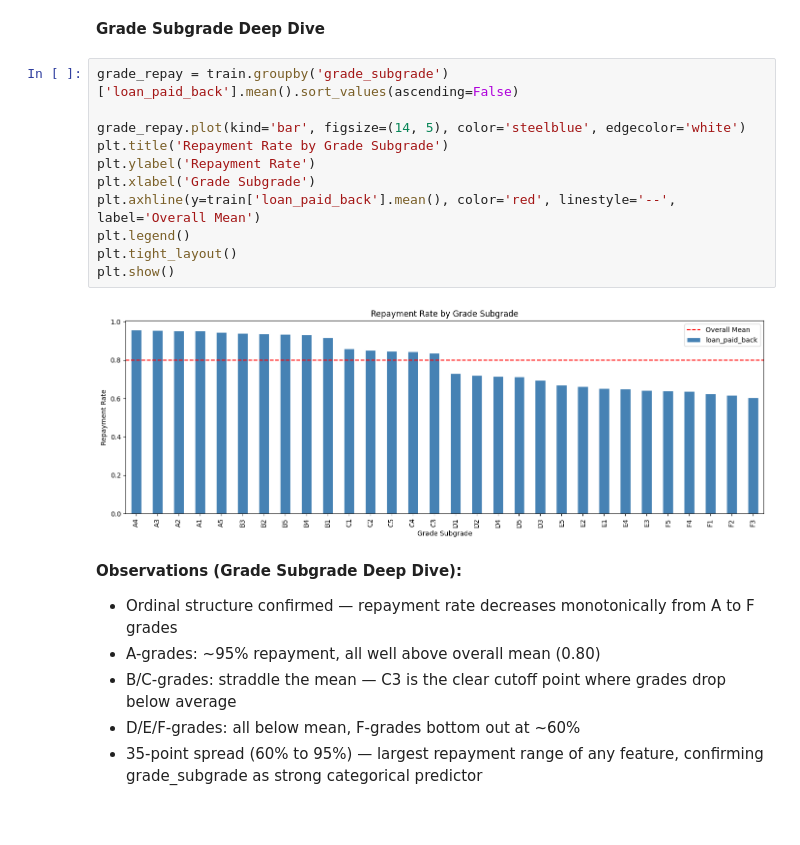
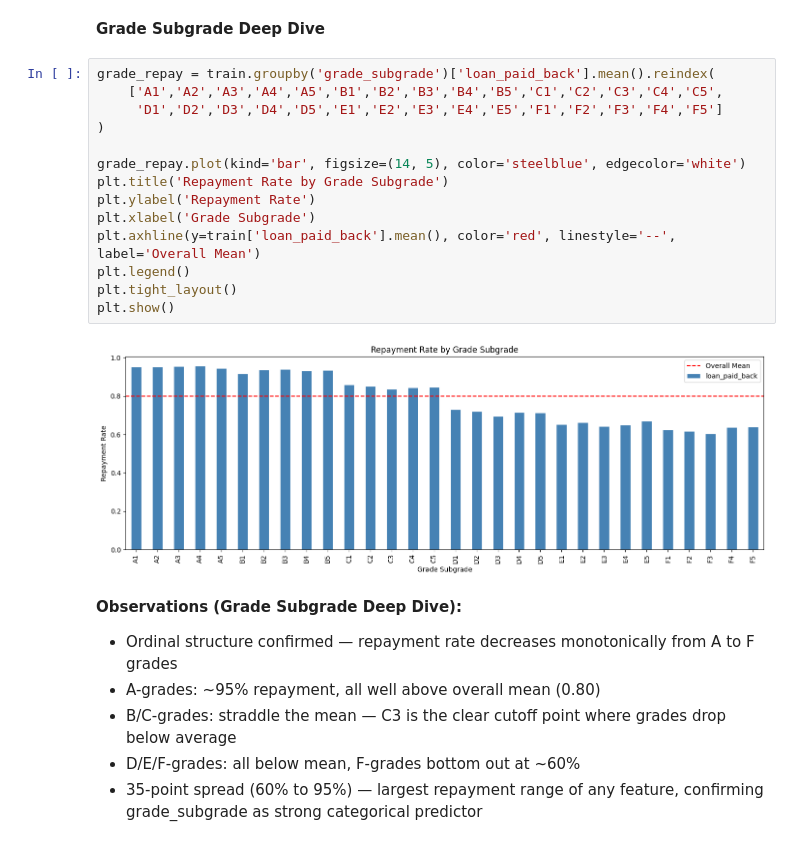
Before and after one commit to adulamaciej/loan-repayment-prediction, a Jupyter notebook: notebooks/01_eda.ipynb, the cells around one changed output. Saved outputs shown, nothing was run; the diff lists cells and outputs as text.

```diff
--- a/notebooks/01_eda.ipynb
+++ b/notebooks/01_eda.ipynb
@@ -697,18 +823,21 @@ plt.show()
 # %% [markdown]
 **Grade Subgrade Deep Dive**
 # %%
-grade_repay = train.groupby('grade_subgrade')['loan_paid_back'].mean().sort_values(ascending=False)
+grade_repay = train.groupby('grade_subgrade')['loan_paid_back'].mean().reindex(
+    ['A1','A2','A3','A4','A5','B1','B2','B3','B4','B5','C1','C2','C3','C4','C5',
+     'D1','D2','D3','D4','D5','E1','E2','E3','E4','E5','F1','F2','F3','F4','F5']
+)
 
 grade_repay.plot(kind='bar', figsize=(14, 5), color='steelblue', edgecolor='white')
 plt.title('Repayment Rate by Grade Subgrade')
 plt.ylabel('Repayment Rate')
 plt.xlabel('Grade Subgrade')
 plt.axhline(y=train['loan_paid_back'].mean(), color='red', linestyle='--', label='Overall Mean')
 plt.legend()
 plt.tight_layout()
 plt.show()
 # %% [output]
-[figure, old version]
+[figure, new version]
 # %% [markdown]
 **Observations (Grade Subgrade Deep Dive):**
 - Ordinal structure confirmed — repayment rate decreases monotonically from A to F grades
```
Also changed, not shown: parts of 67 cells of this notebook, 4 other files.
